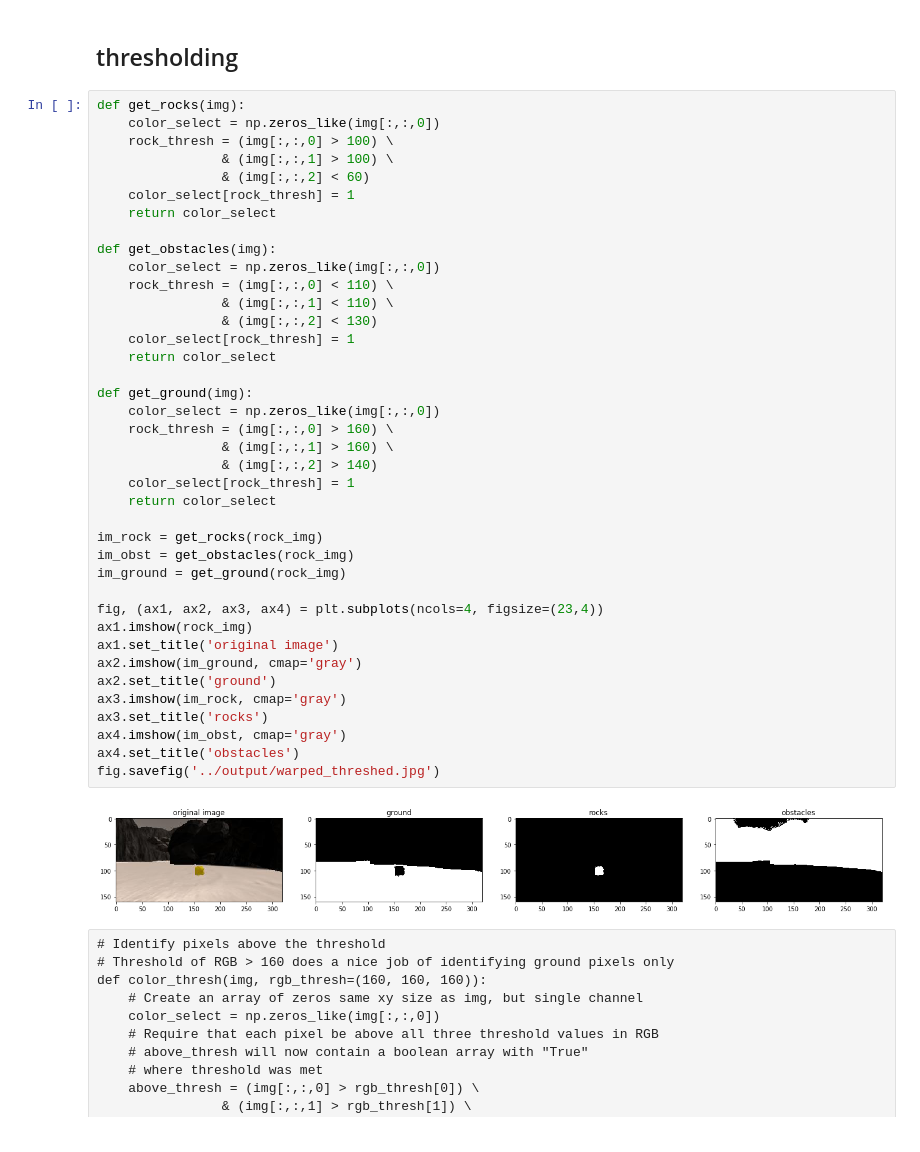
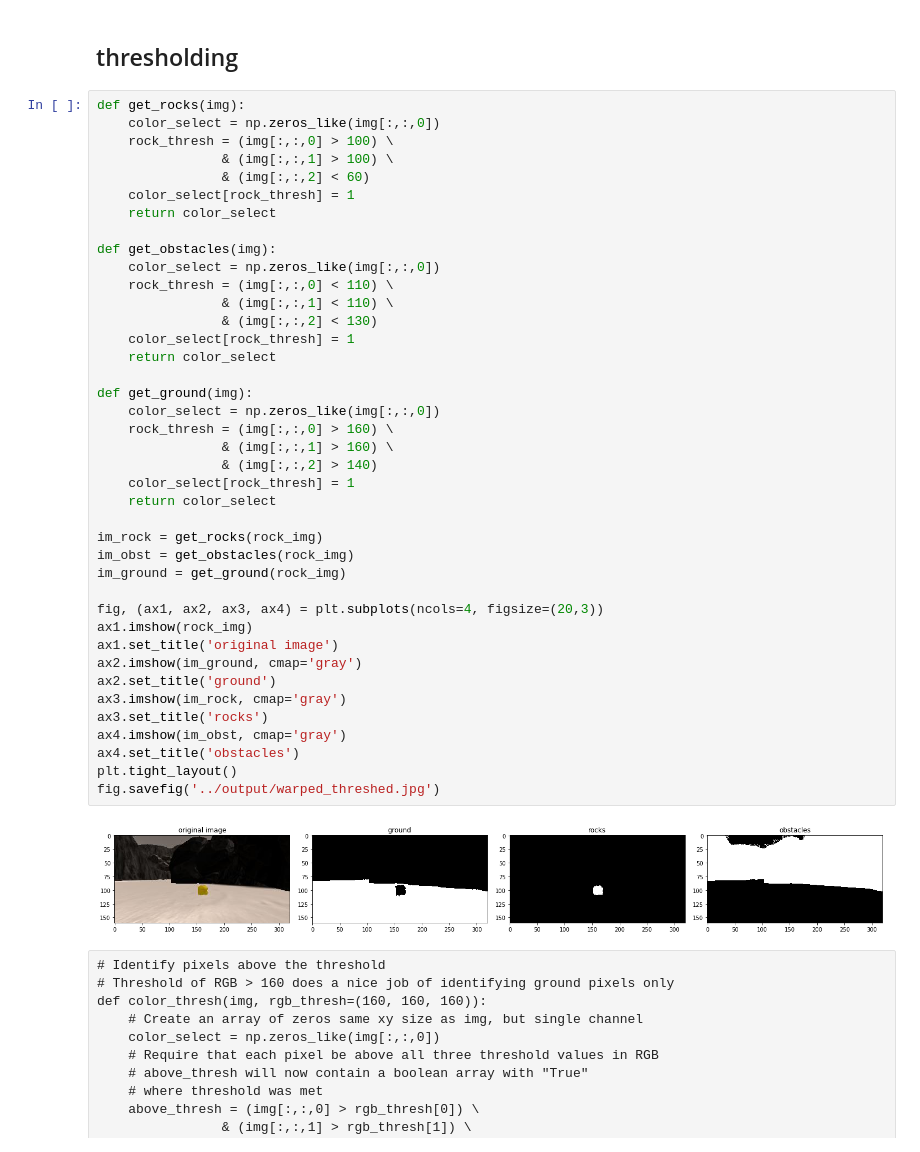
Before and after one commit to msrks/RoboND-Rover-Project, a Jupyter notebook: code/Rover_Project_Test_Notebook.ipynb, the cells around one changed output. Saved outputs shown, nothing was run; the diff lists cells and outputs as text.

```diff
--- a/code/Rover_Project_Test_Notebook.ipynb
+++ b/code/Rover_Project_Test_Notebook.ipynb
@@ -147,35 +147,36 @@ def get_rocks(img):
 def get_obstacles(img):
     color_select = np.zeros_like(img[:,:,0])
     rock_thresh = (img[:,:,0] < 110) \
                 & (img[:,:,1] < 110) \
                 & (img[:,:,2] < 130)
     color_select[rock_thresh] = 1
     return color_select
 
 def get_ground(img):
     color_select = np.zeros_like(img[:,:,0])
     rock_thresh = (img[:,:,0] > 160) \
                 & (img[:,:,1] > 160) \
                 & (img[:,:,2] > 140)
     color_select[rock_thresh] = 1
     return color_select
 
 im_rock = get_rocks(rock_img)
 im_obst = get_obstacles(rock_img)
 im_ground = get_ground(rock_img)
 
-fig, (ax1, ax2, ax3, ax4) = plt.subplots(ncols=4, figsize=(23,4))
+fig, (ax1, ax2, ax3, ax4) = plt.subplots(ncols=4, figsize=(20,3))
 ax1.imshow(rock_img)
 ax1.set_title('original image')
 ax2.imshow(im_ground, cmap='gray')
 ax2.set_title('ground')
 ax3.imshow(im_rock, cmap='gray')
 ax3.set_title('rocks')
 ax4.imshow(im_obst, cmap='gray')
 ax4.set_title('obstacles')
+plt.tight_layout()
 fig.savefig('../output/warped_threshed.jpg')
 # %% [output]
-[figure, old version]
+[figure, new version]
 # %% [raw]
 # Identify pixels above the threshold
 # Threshold of RGB > 160 does a nice job of identifying ground pixels only
```
Also changed, not shown: parts of 1 cell of this notebook, 1 other file.
